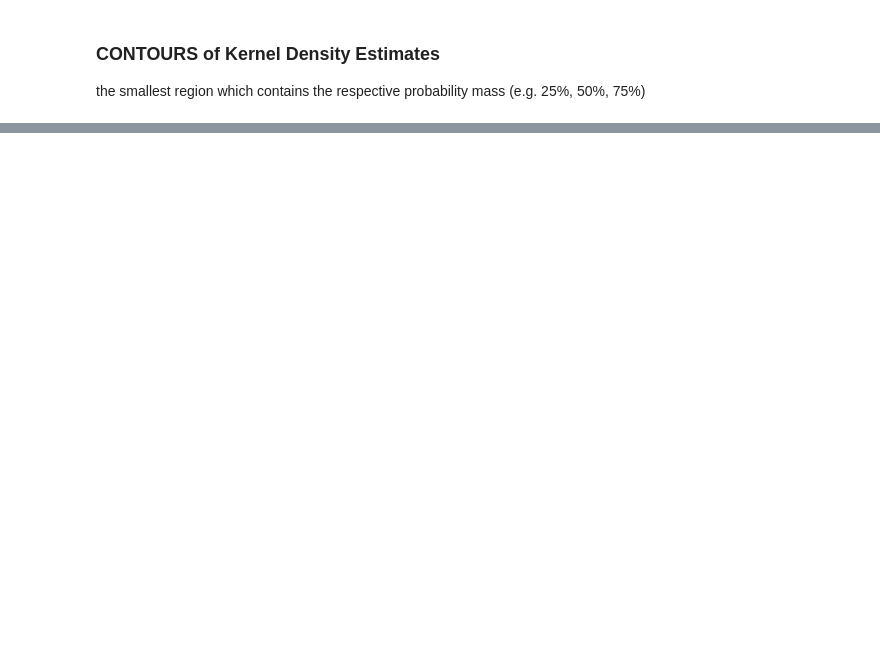
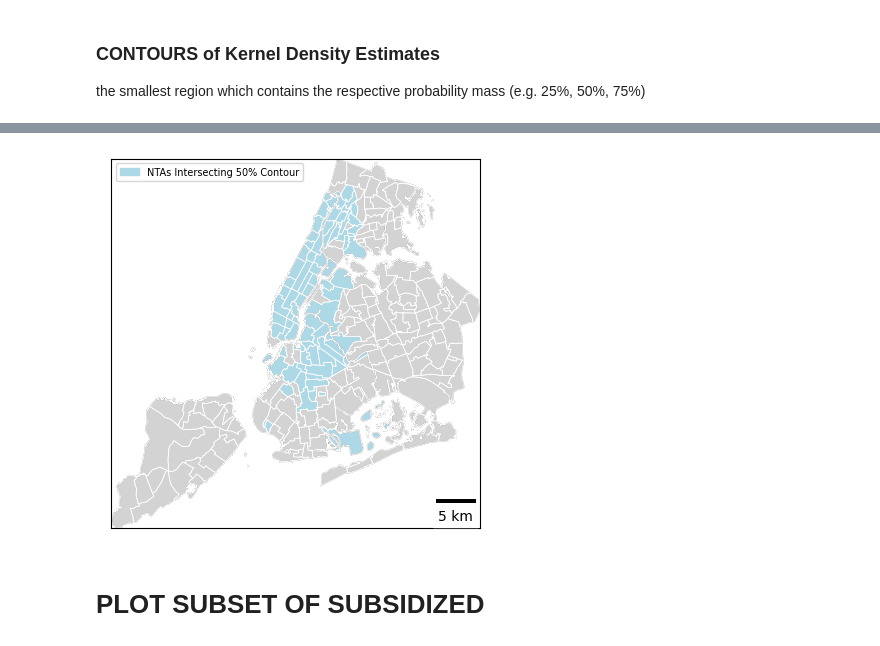
Before and after one commit to eihwood/nyc-affordable-housing, a Jupyter notebook: src/Raster Plots.ipynb, the cells around one changed output, grey strips where cells are left out. Saved outputs shown, nothing was run; the diff lists cells and outputs as text; code cells hidden in the pictures; blank space fills up the shorter version.

```diff
--- a/src/Raster Plots.ipynb
+++ b/src/Raster Plots.ipynb
@@ -102,0 +140,46 @@ nta_75 = gpd.sjoin(nta, cont75, predicate = 'intersects')
+# %%
+# Plot Neighborhoods with That Contain Kernel Density Contours
+f, ax = plt.subplots()
+
+# Set extent to match raster extent
+plt.xlim(data_plotting_extent[0], data_plotting_extent[1])
+plt.ylim(data_plotting_extent[2], data_plotting_extent[3])
+
+# Hide X and Y axes label marks
+ax.xaxis.set_tick_params(labelbottom=False)
+ax.yaxis.set_tick_params(labelleft=False)
+
+# Hide X and Y axes tick marks
+ax.set_xticks([])
+ax.set_yticks([])
+
+
+# Add boro and NTA boundary plots
+boro.boundary.plot(ax=ax, color = "darkgray", lw = 0.75)
+nta.plot(ax=ax, color = "lightgrey")
+nta.boundary.plot(ax=ax, color = "white", lw = 0.5)
+
+# Add the NTAS associated with the corresponding kernel contour
+nta_25.plot(ax=ax, color = "purple")
+nta_50.plot(ax=ax, color = "lightblue")
+#nta_75.plot(ax=ax, color = "teal")
+
+# Scale bar
+ax.add_artist(ScaleBar(dx=1, location = 'lower right'))
+
+# Add Legend
+purple_patch = mpatches.Patch(color='purple', label='NTAs Intersecting 25% Contour')
+lb_patch = mpatches.Patch(color='lightblue', label='NTAs Intersecting 50% Contour')
+teal_patch = mpatches.Patch(color='teal', label='NTAs Intersecting 75% Contour')
+
+#plt.legend(handles=[purple_patch], loc = 'upper left', fontsize = "7")
+plt.legend(handles=[lb_patch], loc = 'upper left', fontsize = "7")
+#plt.legend(handles=[lb_patch, teal_patch], loc = 'upper left', fontsize = "7")
+
+
+plt.savefig('../figs/affordable_housing_kdecont_contain_nta_1.png', dpi = 300, bbox_inches='tight')
+plt.show()
+# %% [output]
+[figure, added]
+# %% [markdown]
+# PLOT SUBSET OF SUBSIDIZED
```
Also changed, not shown: parts of 18 cells of this notebook, 7 other files.
